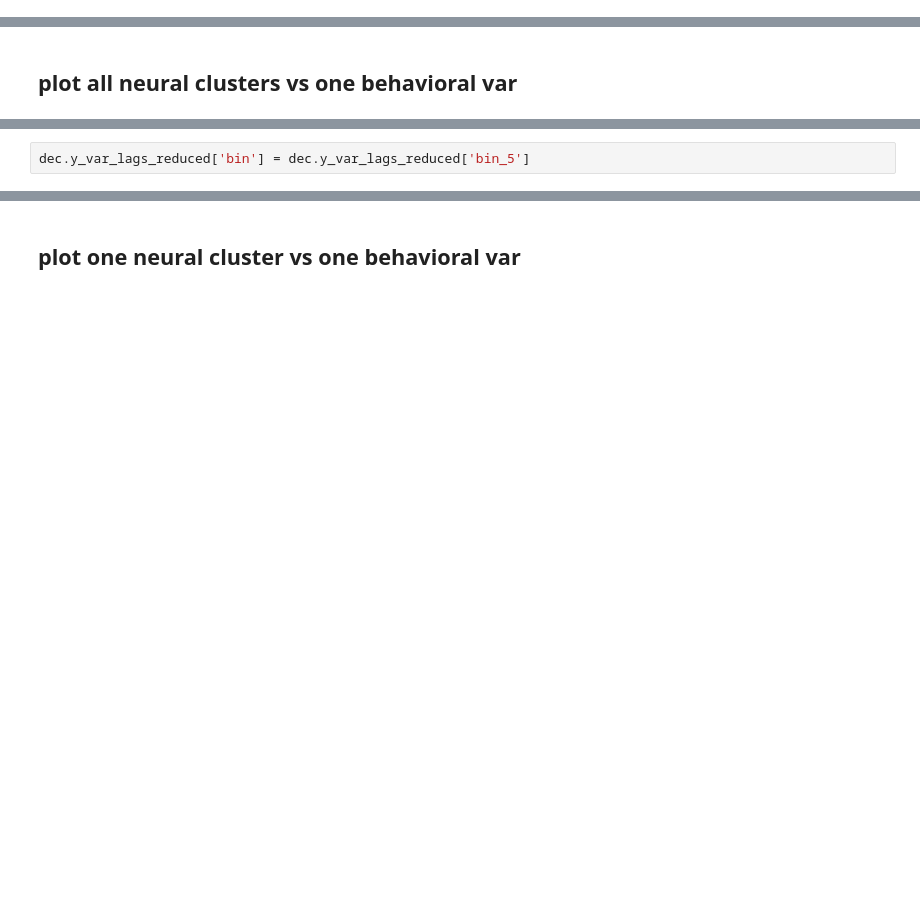
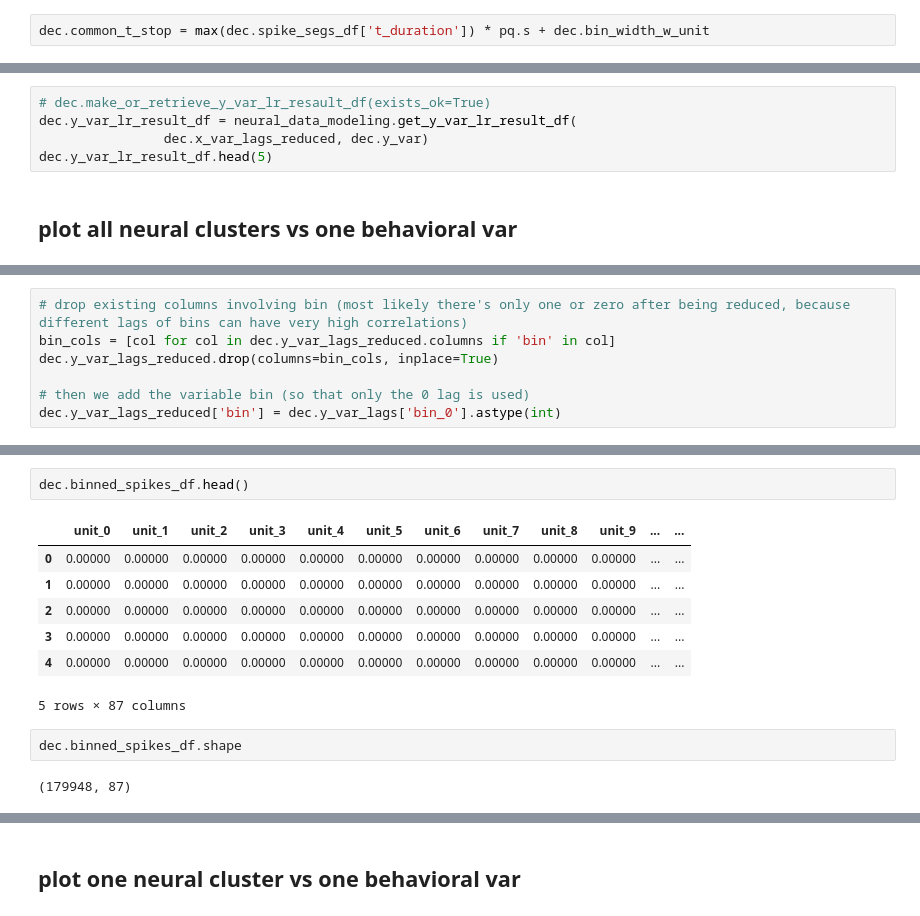
Before and after one commit to CiciDu/multiff_analysis, a Jupyter notebook: notebooks/neural_data_analysis/decoding_current_targets.ipynb, the cells around one changed output, grey strips where cells are left out. Drawn from its saved outputs; the diff is of its cells as text; blank space fills up the shorter version.

```diff
--- a/notebooks/neural_data_analysis/decoding_current_targets.ipynb
+++ b/notebooks/neural_data_analysis/decoding_current_targets.ipynb
@@ -80,0 +373,2 @@ dec.pursuit_data.head(3)
+# %%
+dec.common_t_stop = max(dec.spike_segs_df['t_duration']) * pq.s + dec.bin_width_w_unit
@@ -114,2 +412,7 @@ data_item.y_var_lr_result_df.head(5)
+# %%
+# dec.make_or_retrieve_y_var_lr_resault_df(exists_ok=True)
+dec.y_var_lr_result_df = neural_data_modeling.get_y_var_lr_result_df(
+                dec.x_var_lags_reduced, dec.y_var)
+dec.y_var_lr_result_df.head(5)
 # %% [markdown]
 ##  plot all neural clusters vs one behavioral var
@@ -118,2 +419,7 @@ data_item.y_var_lr_result_df.head(5)
-# %%
-dec.y_var_lags_reduced['bin'] = dec.y_var_lags_reduced['bin_5']
+# %%
+# drop existing columns involving bin (most likely there's only one or zero after being reduced, because different lags of bins can have very high correlations)
+bin_cols = [col for col in dec.y_var_lags_reduced.columns if 'bin' in col]
+dec.y_var_lags_reduced.drop(columns=bin_cols, inplace=True)
+
+# then we add the variable bin (so that only the 0 lag is used)
+dec.y_var_lags_reduced['bin'] = dec.y_var_lags['bin_0'].astype(int)
@@ -119,0 +454,14 @@ dec.y_var_lags_reduced['bin'] = dec.y_var_lags_reduced['bin_5']
+# %%
+dec.binned_spikes_df.head()
+# %% [output]
+|  | unit_0 | unit_1 | unit_2 | unit_3 | unit_4 | unit_5 | unit_6 | unit_7 | unit_8 | unit_9 | ... | ... |
+| 0 | 0.00000 | 0.00000 | 0.00000 | 0.00000 | 0.00000 | 0.00000 | 0.00000 | 0.00000 | 0.00000 | 0.00000 | ... | ... |
+| 1 | 0.00000 | 0.00000 | 0.00000 | 0.00000 | 0.00000 | 0.00000 | 0.00000 | 0.00000 | 0.00000 | 0.00000 | ... | ... |
+| 2 | 0.00000 | 0.00000 | 0.00000 | 0.00000 | 0.00000 | 0.00000 | 0.00000 | 0.00000 | 0.00000 | 0.00000 | ... | ... |
+| 3 | 0.00000 | 0.00000 | 0.00000 | 0.00000 | 0.00000 | 0.00000 | 0.00000 | 0.00000 | 0.00000 | 0.00000 | ... | ... |
+| 4 | 0.00000 | 0.00000 | 0.00000 | 0.00000 | 0.00000 | 0.00000 | 0.00000 | 0.00000 | 0.00000 | 0.00000 | ... | ... |
+5 rows × 87 columns
+# %%
+dec.binned_spikes_df.shape
+# %% [output]
+(179948, 87)
```
Also changed, not shown: parts of 103 cells of this notebook, 24 other files.
